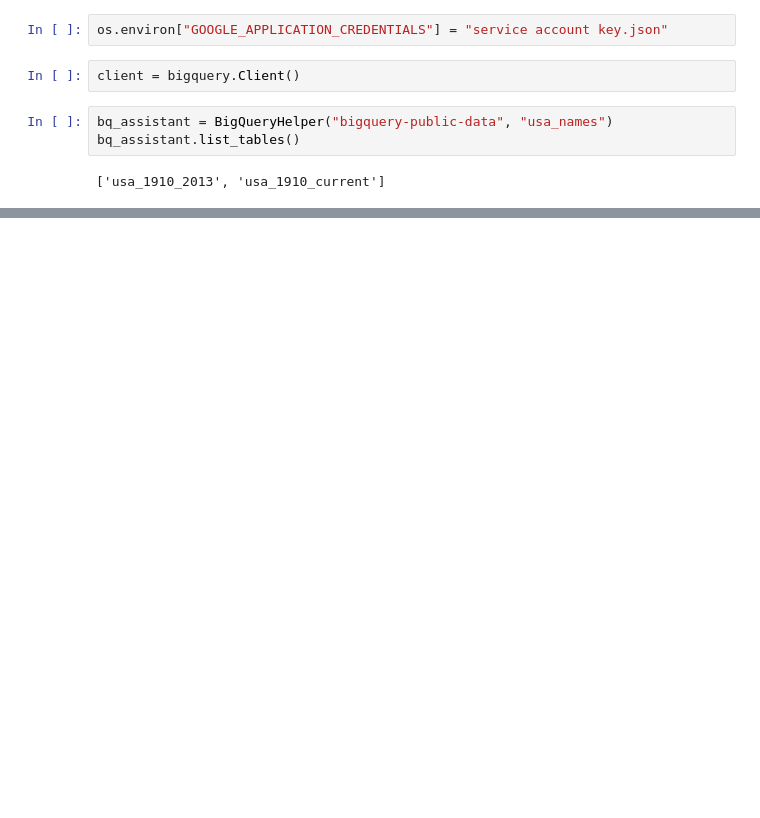
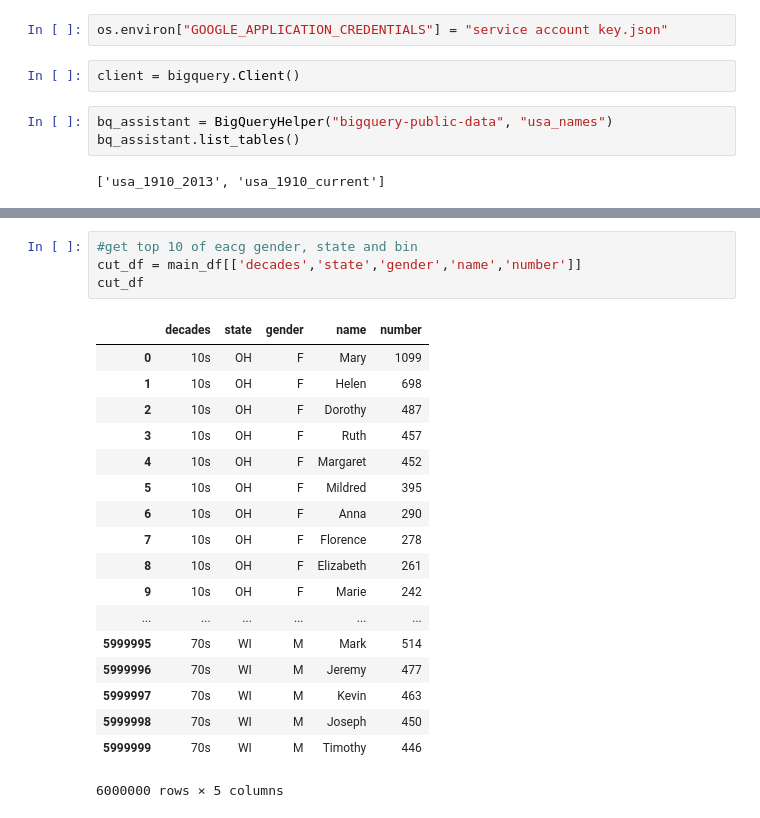
Before and after one commit to GizemYP/columbia_group_project, a Jupyter notebook: SSN_data/Dataset Pull.ipynb, the cells around one changed output, grey strips where cells are left out. Saved outputs shown, nothing was run; the diff lists cells and outputs as text; blank space fills up the shorter version.

```diff
--- a/SSN_data/Dataset Pull.ipynb
+++ b/SSN_data/Dataset Pull.ipynb
@@ -38 +44,24 @@ main_df = usa_names_df
+# %%
+#get top 10 of eacg gender, state and bin
+cut_df = main_df[['decades','state','gender','name','number']]
+cut_df
+# %% [output]
+|  | decades | state | gender | name | number |
+| 0 | 10s | OH | F | Mary | 1099 |
+| 1 | 10s | OH | F | Helen | 698 |
+| 2 | 10s | OH | F | Dorothy | 487 |
+| 3 | 10s | OH | F | Ruth | 457 |
+| 4 | 10s | OH | F | Margaret | 452 |
+| 5 | 10s | OH | F | Mildred | 395 |
+| 6 | 10s | OH | F | Anna | 290 |
+| 7 | 10s | OH | F | Florence | 278 |
+| 8 | 10s | OH | F | Elizabeth | 261 |
+| 9 | 10s | OH | F | Marie | 242 |
+| ... | ... | ... | ... | ... | ... |
+| 5999995 | 70s | WI | M | Mark | 514 |
+| 5999996 | 70s | WI | M | Jeremy | 477 |
+| 5999997 | 70s | WI | M | Kevin | 463 |
+| 5999998 | 70s | WI | M | Joseph | 450 |
+| 5999999 | 70s | WI | M | Timothy | 446 |
+6000000 rows × 5 columns
 # %%
```
Also changed, not shown: parts of 15 cells of this notebook, 2 other files.
